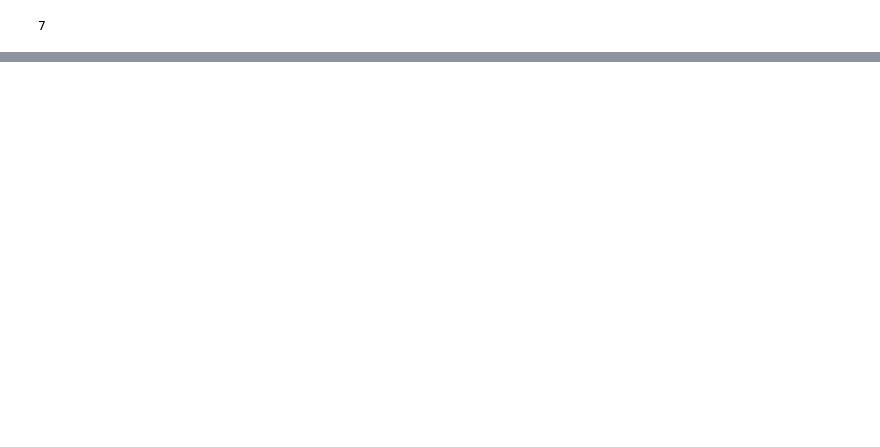
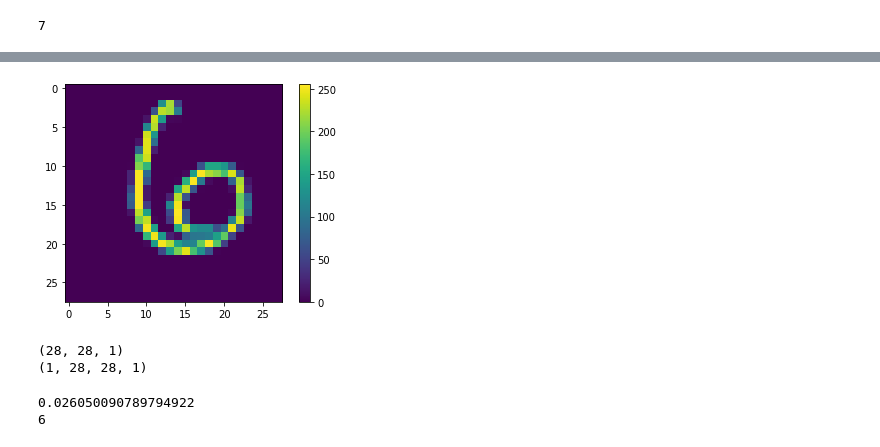
Before and after one commit to dankernel/mnist-qnn, a Jupyter notebook: notebook/mnist.ipynb, the cells around one changed output, grey strips where cells are left out. Drawn from its saved outputs; the diff is of its cells as text; code cells hidden in the pictures; blank space fills up the shorter version.

```diff
--- a/notebook/mnist.ipynb
+++ b/notebook/mnist.ipynb
@@ -30,0 +52,4 @@ train_images[0].shape
+# %%
+test_images = np.expand_dims(test_images, -1)
+test_images
+test_images[0].shape
@@ -269,0 +225,18 @@ print(np.argmax(predictions))
+# %%
+test_images_float32 = test_images[100].astype(np.float32)[:, :, 0]
+
+plt.figure()
+plt.imshow(test_images_float32)
+plt.colorbar()
+plt.grid(False)
+plt.show()
+
+test_images_float32 = test_images[100].astype(np.float32)
+type(test_images_float32)
+print(test_images_float32.shape)
+onnx_input = np.expand_dims(test_images_float32, axis=0)
+print(onnx_input.shape)
+# %% [output]
+[figure, added]
+(28, 28, 1)
+(1, 28, 28, 1)
@@ -269,0 +245,18 @@ print(np.argmax(predictions))
+# %%
+import onnxruntime
+
+ort_session = onnxruntime.InferenceSession("mnist-cnn.onnx")
+
+def to_numpy(tensor):
+    return tensor.detach().cpu().numpy() if tensor.requires_grad else tensor.cpu().numpy()
+
+# ONNX 런타임에서 계산된 결과값
+ort_inputs = {ort_session.get_inputs()[0].name: onnx_input}
+t0 = time.time()
+ort_outs = ort_session.run(None, ort_inputs)
+print(time.time() - t0)
+
+print(np.argmax(ort_outs))
+# %% [output]
+0.026050090789794922
+6
```
Also changed, not shown: parts of 30 cells of this notebook.
